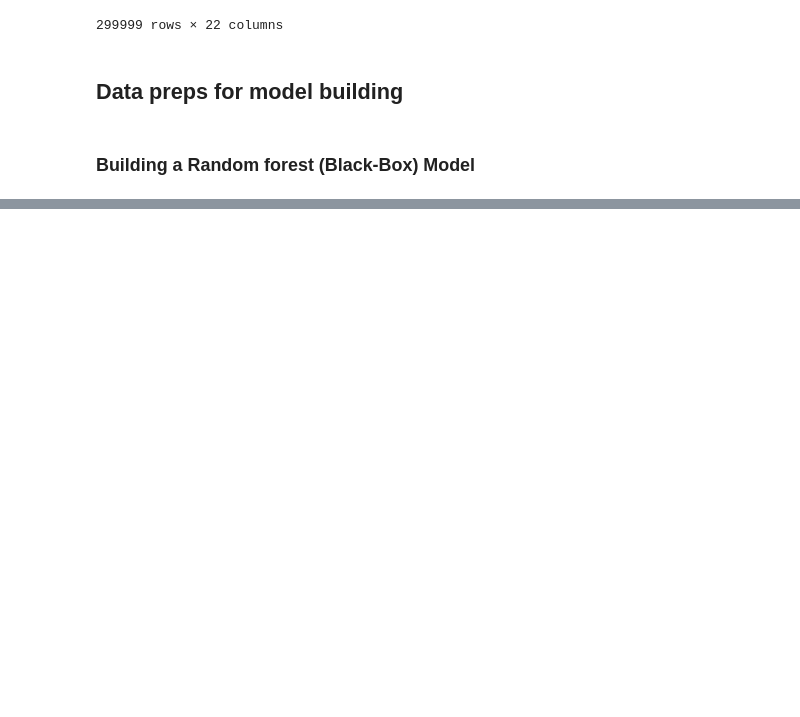
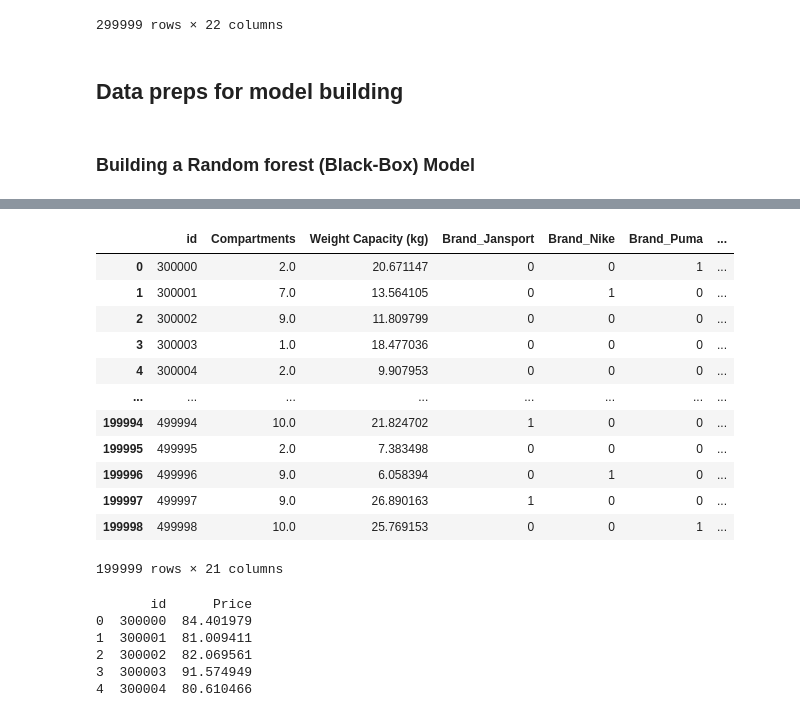
Before and after one commit to rakeshxp2007/Kaggle_Competitions, a Jupyter notebook: comp-2-backpack-prediction.ipynb, the cells around one changed output, grey strips where cells are left out. Saved outputs shown, nothing was run; the diff lists cells and outputs as text; code cells hidden in the pictures; blank space fills up the shorter version.

```diff
--- a/comp-2-backpack-prediction.ipynb
+++ b/comp-2-backpack-prediction.ipynb
@@ -205,0 +251,6 @@ X_train,X_test,y_train,y_test = train_test_split(X,y, train_size = 0.7, test_siz
+# %%
+object_col=[]
+for col in df_test.columns:
+    if df_test[col].dtype=="O":
+        object_col.append(col)
+print(object_col)
@@ -205,0 +259,4 @@ X_train,X_test,y_train,y_test = train_test_split(X,y, train_size = 0.7, test_siz
+# %%
+#Handling the missing values in categorical features by imputing the mode (most frequest class)
+
+df_test[object_col]=df_test[object_col].apply(lambda x: x.fillna(x.mode()[0]) if x.isna else x)
@@ -205,0 +277,3 @@ X_train,X_test,y_train,y_test = train_test_split(X,y, train_size = 0.7, test_siz
+# %%
+#Handling the missing row values in ordinal feature by imputing mean value of that feature
+df_test["Weight Capacity (kg)"]=df_test["Weight Capacity (kg)"].fillna(df_test["Weight Capacity (kg)"].median())
@@ -205,0 +294,22 @@ X_train,X_test,y_train,y_test = train_test_split(X,y, train_size = 0.7, test_siz
+# %%
+# Creating a dummy variable for the categorical variables and dropping the first one.
+for col in object_col:
+    dummies = pd.get_dummies(df_test[col], dtype=int, drop_first=True, prefix=col)
+    df_test = pd.concat([df_test, dummies], axis=1)
+    df_test.drop(columns=[col], inplace=True)
+
+df_test.head(-1)
+# %% [output]
+|  | id | Compartments | Weight Capacity (kg) | Brand_Jansport | Brand_Nike | Brand_Puma | ... |
+| 0 | 300000 | 2.0 | 20.671147 | 0 | 0 | 1 | ... |
+| 1 | 300001 | 7.0 | 13.564105 | 0 | 1 | 0 | ... |
+| 2 | 300002 | 9.0 | 11.809799 | 0 | 0 | 0 | ... |
+| 3 | 300003 | 1.0 | 18.477036 | 0 | 0 | 0 | ... |
+| 4 | 300004 | 2.0 | 9.907953 | 0 | 0 | 0 | ... |
+| ... | ... | ... | ... | ... | ... | ... | ... |
+| 199994 | 499994 | 10.0 | 21.824702 | 1 | 0 | 0 | ... |
+| 199995 | 499995 | 2.0 | 7.383498 | 0 | 0 | 0 | ... |
+| 199996 | 499996 | 9.0 | 6.058394 | 0 | 1 | 0 | ... |
+| 199997 | 499997 | 9.0 | 26.890163 | 1 | 0 | 0 | ... |
+| 199998 | 499998 | 10.0 | 25.769153 | 0 | 0 | 1 | ... |
+199999 rows × 21 columns
@@ -205,0 +318,17 @@ X_train,X_test,y_train,y_test = train_test_split(X,y, train_size = 0.7, test_siz
+# %%
+# Creating a DataFrame with 'id' and 'price'
+submission_df = pd.DataFrame({
+    'id': df_test['id'],
+    'Price': predictions
+})
+
+# Saving the DataFrame as an .csv file
+submission_df.to_csv('submission.csv', index=False)
+print(submission_df.head())
+# %% [output]
+       id      Price
+0  300000  84.401979
+1  300001  81.009411
+2  300002  82.069561
+3  300003  91.574949
+4  300004  80.610466
```
Also changed, not shown: parts of 16 cells of this notebook.
